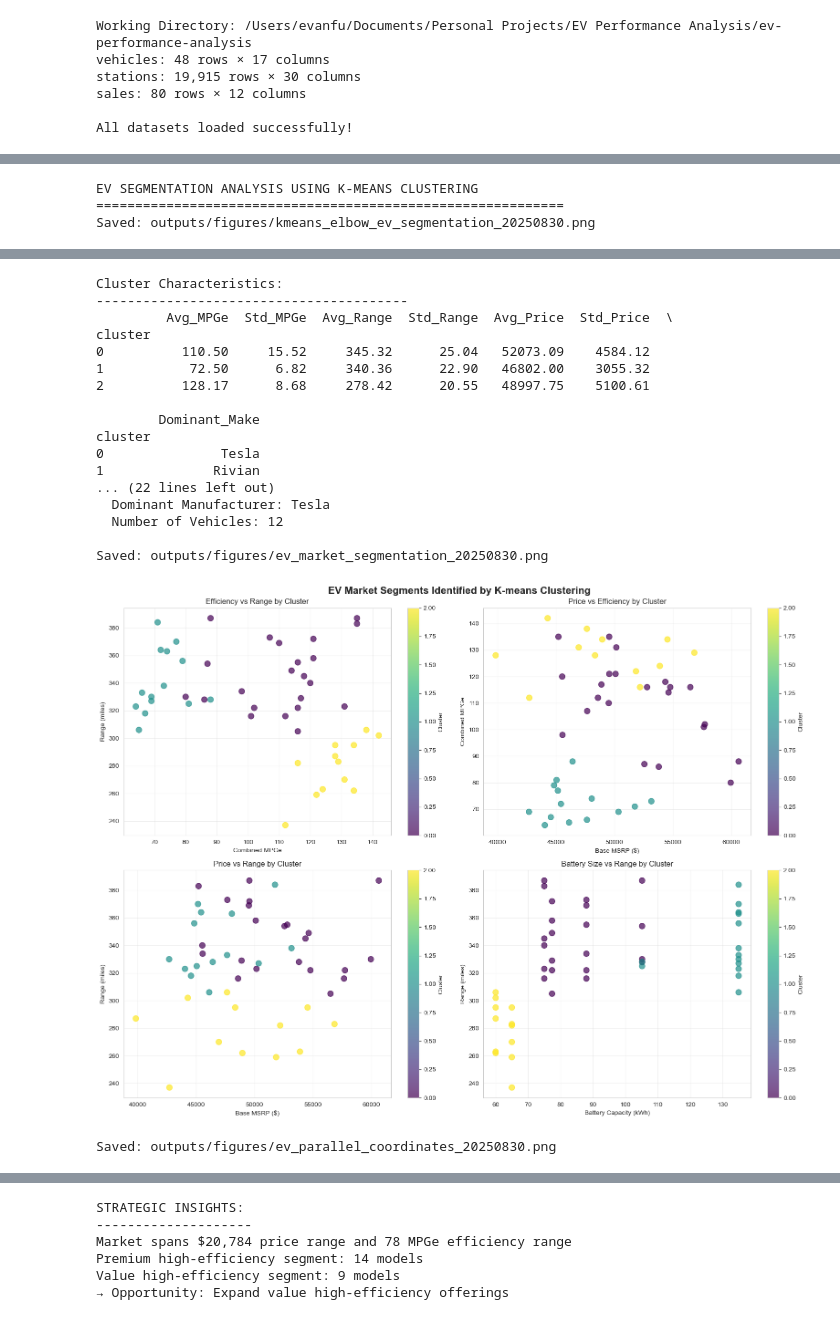
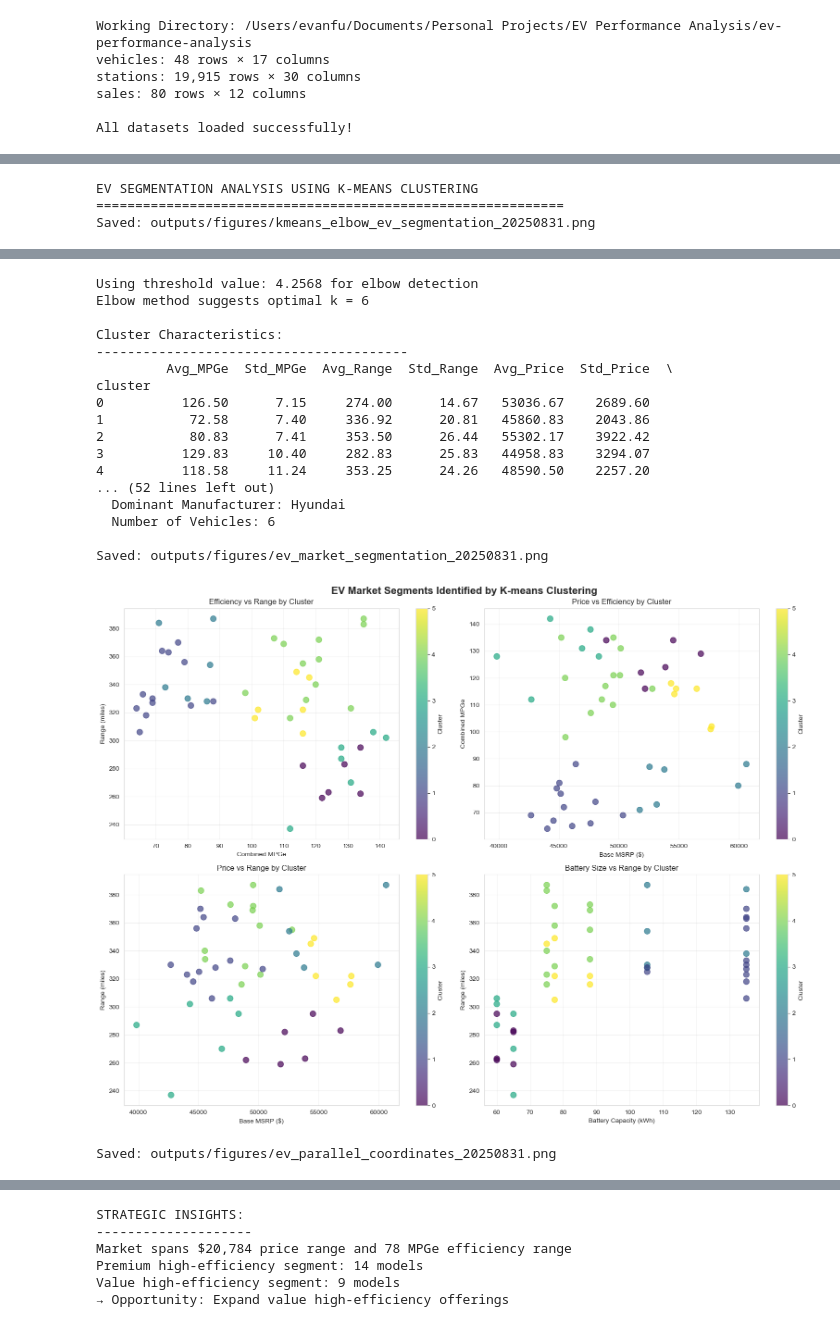
Before and after one commit to evantofu/ev-performance-analysis, a Jupyter notebook: notebooks/02_ev_performance_analysis.ipynb, the cells around one changed output, grey strips where cells are left out. Saved outputs shown, nothing was run; the diff lists cells and outputs as text; code cells hidden in the pictures.

```diff
--- a/notebooks/02_ev_performance_analysis.ipynb
+++ b/notebooks/02_ev_performance_analysis.ipynb
@@ -1133,7 +1211,23 @@ def perform_ev_clustering():
     plt.show()
 
     # Based on elbow method, choose optimal k (let's use k=3 for segmentation)
-    optimal_k = 3
+    distortions_diff = np.diff(distortions)
+
+    # A simple method to find the "elbow": find the point where the rate of decrease sharply changes.
+    # We'll look for the point where the difference is less than a threshold (e.g., 5% of the max difference)
+    threshold = 0.05 * max(np.abs(distortions_diff))
+    print(f"Using threshold value: {threshold:.4f} for elbow detection")
+    elbow_index = np.where(np.abs(distortions_diff) < threshold)[0]
+
+    if len(elbow_index) > 0:
+        optimal_k = elbow_index[0] + 1  # +1 because diff() reduces the index by one
+        print(f"Elbow method suggests optimal k = {optimal_k}")
+    else:
+        # If no clear elbow is found, use a fallback (e.g., the max k we calculated or a business rule)
+        optimal_k = 4
+        print(f"No clear elbow found. Using k = {optimal_k} as a fallback.")
+
+    # Now use the chosen optimal_k
     kmeans = KMeans(n_clusters=optimal_k, random_state=42, n_init=10)
     vehicles_df['cluster'] = kmeans.fit_predict(X_scaled)
 
@@ -1267,45 +1361,45 @@ def perform_ev_clustering():
         (vehicles_df['combined_mpg'] > vehicles_df['combined_mpg'].median())
     ]
 
     low_price_high_efficiency = vehicles_df[
         (vehicles_df['msrp_base'] < vehicles_df['msrp_base'].median()) &
         (vehicles_df['combined_mpg'] > vehicles_df['combined_mpg'].median())
     ]
 
     print(f"Premium high-efficiency segment: {len(high_price_high_efficiency)} models")
     print(f"Value high-efficiency segment: {len(low_price_high_efficiency)} models")
 
     if len(low_price_high_efficiency) < len(high_price_high_efficiency):
         print("→ Opportunity: Expand value high-efficiency offerings")
     else:
         print("→ Market well-served in value high-efficiency segment")
 
     return vehicles_df['cluster']
 
 # Add this function to your analysis
 if 'vehicles_df' in globals():
     ev_clusters = perform_ev_clustering()
 # %% [output]
 EV SEGMENTATION ANALYSIS USING K-MEANS CLUSTERING
 ============================================================
-Saved: outputs/figures/kmeans_elbow_ev_segmentation_20250830.png
+Saved: outputs/figures/kmeans_elbow_ev_segmentation_20250831.png
 [figure]
+Using threshold value: 4.2568 for elbow detection
+Elbow method suggests optimal k = 6
+
 Cluster Characteristics:
 ----------------------------------------
          Avg_MPGe  Std_MPGe  Avg_Range  Std_Range  Avg_Price  Std_Price  \
 cluster
-0          110.50     15.52     345.32      25.04   52073.09    4584.12
-1           72.50      6.82     340.36      22.90   46802.00    3055.32
-2          128.17      8.68     278.42      20.55   48997.75    5100.61
+0          126.50      7.15     274.00      14.67   53036.67    2689.60
+1           72.58      7.40     336.92      20.81   45860.83    2043.86
+2           80.83      7.41     353.50      26.44   55302.17    3922.42
+3          129.83     10.40     282.83      25.83   44958.83    3294.07
+4          118.58     11.24     353.25      24.26   48590.50    2257.20
+... (52 lines left out)
+  Dominant Manufacturer: Hyundai
+  Number of Vehicles: 6
 
-        Dominant_Make
-cluster
-0               Tesla
-1              Rivian
-... (22 lines left out)
-  Dominant Manufacturer: Tesla
-  Number of Vehicles: 12
-
-Saved: outputs/figures/ev_market_segmentation_20250830.png
+Saved: outputs/figures/ev_market_segmentation_20250831.png
-[figure, old version]
+[figure, new version]
-Saved: outputs/figures/ev_parallel_coordinates_20250830.png
+Saved: outputs/figures/ev_parallel_coordinates_20250831.png
```
Also changed, not shown: parts of 12 cells of this notebook, 34 other files.
